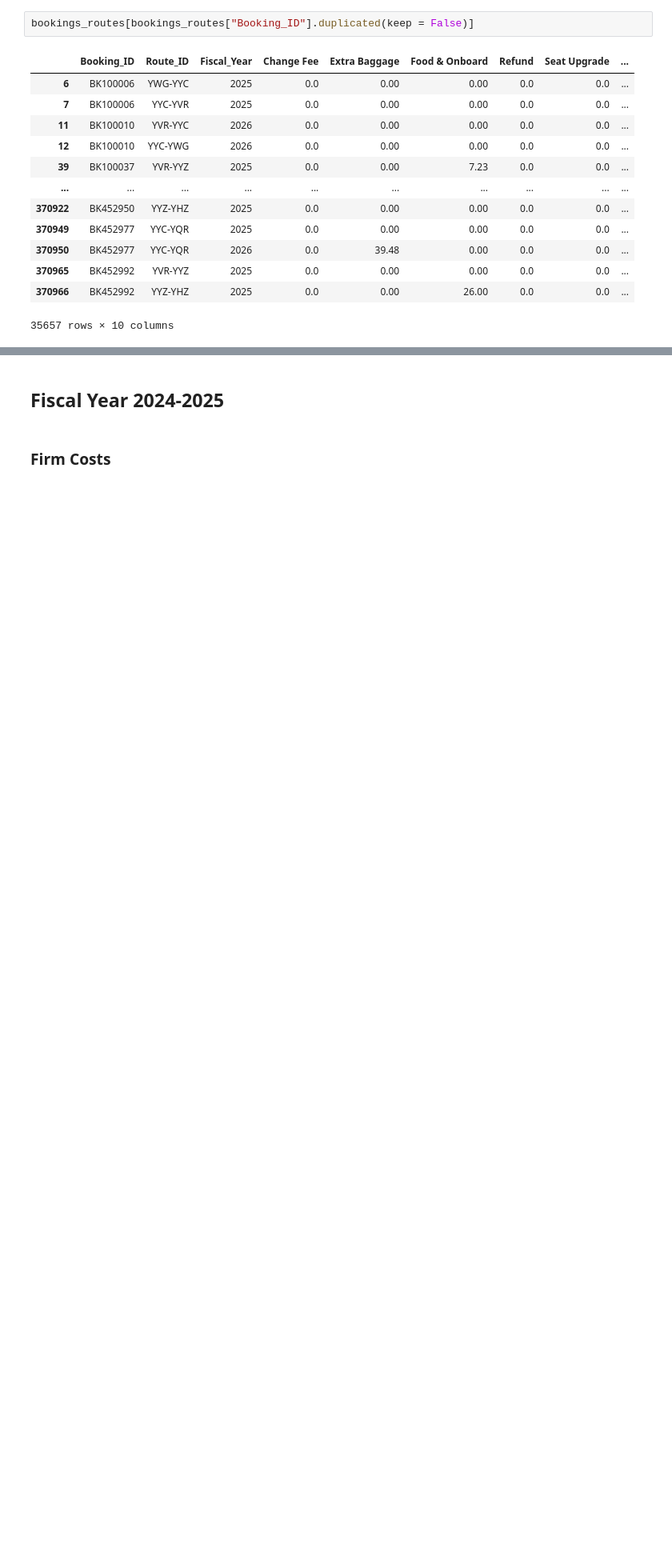
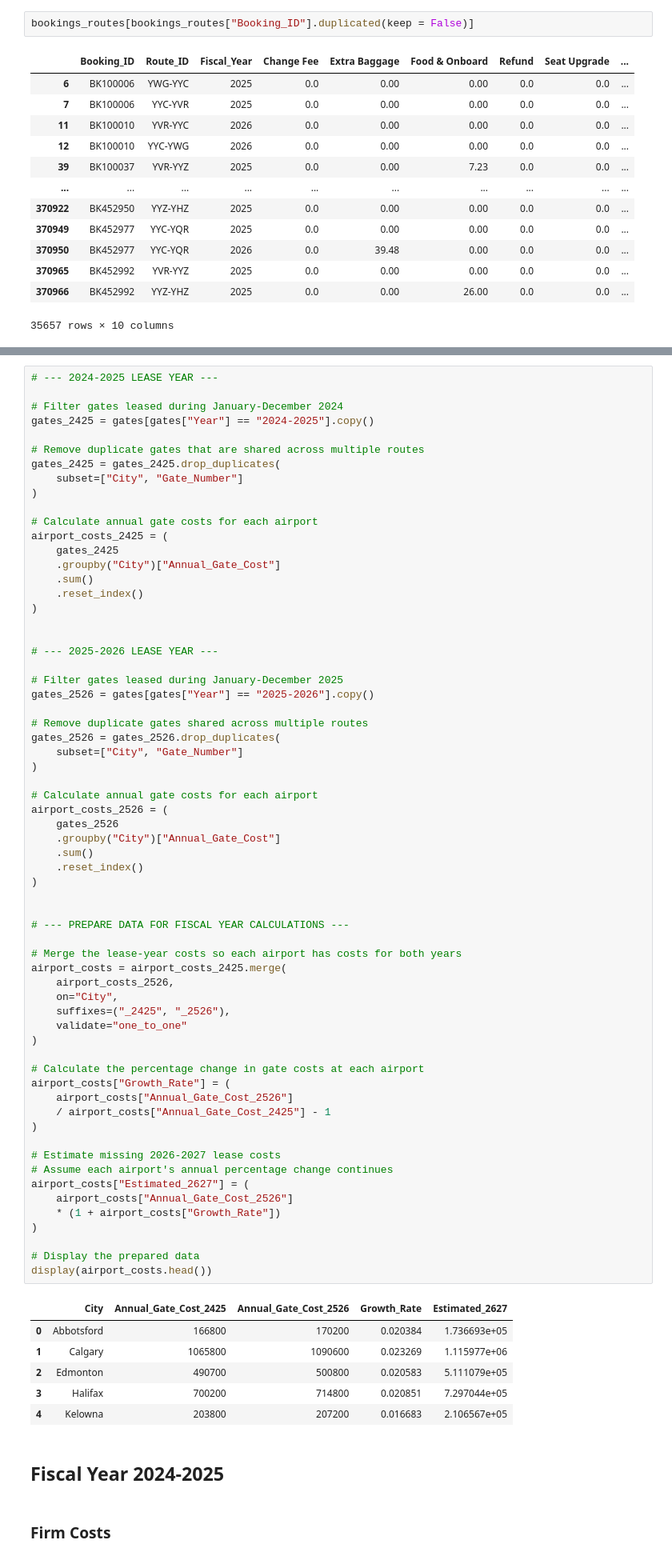
Before and after one commit to noahhynds/first-byte-2026, a Jupyter notebook: notebooks/02_financial_analysis.ipynb, the cells around one changed output, grey strips where cells are left out. Shown at 80% size. Drawn from its saved outputs; the diff is of its cells as text; blank space fills up the shorter version.

Commit message:
lease part

```diff
--- a/notebooks/02_financial_analysis.ipynb
+++ b/notebooks/02_financial_analysis.ipynb
@@ -65,3 +67,74 @@ bookings_routes[bookings_routes["Booking_ID"].duplicated(keep = False)]
+# %%
+# --- 2024-2025 LEASE YEAR ---
+
+# Filter gates leased during January-December 2024
+gates_2425 = gates[gates["Year"] == "2024-2025"].copy()
+
+# Remove duplicate gates that are shared across multiple routes
+gates_2425 = gates_2425.drop_duplicates(
+    subset=["City", "Gate_Number"]
+)
+
+# Calculate annual gate costs for each airport
+airport_costs_2425 = (
+    gates_2425
+    .groupby("City")["Annual_Gate_Cost"]
+    .sum()
+    .reset_index()
+)
+
+
+# --- 2025-2026 LEASE YEAR ---
+
+# Filter gates leased during January-December 2025
+gates_2526 = gates[gates["Year"] == "2025-2026"].copy()
+
+# Remove duplicate gates shared across multiple routes
+gates_2526 = gates_2526.drop_duplicates(
+    subset=["City", "Gate_Number"]
+)
+
+# Calculate annual gate costs for each airport
+airport_costs_2526 = (
+    gates_2526
+    .groupby("City")["Annual_Gate_Cost"]
+    .sum()
+    .reset_index()
+)
+
+
+# --- PREPARE DATA FOR FISCAL YEAR CALCULATIONS ---
+
+# Merge the lease-year costs so each airport has costs for both years
+airport_costs = airport_costs_2425.merge(
+    airport_costs_2526,
+    on="City",
+    suffixes=("_2425", "_2526"),
+    validate="one_to_one"
+)
+
+# Calculate the percentage change in gate costs at each airport
+airport_costs["Growth_Rate"] = (
+    airport_costs["Annual_Gate_Cost_2526"]
+    / airport_costs["Annual_Gate_Cost_2425"] - 1
+)
+
+# Estimate missing 2026-2027 lease costs
+# Assume each airport's annual percentage change continues
+airport_costs["Estimated_2627"] = (
+    airport_costs["Annual_Gate_Cost_2526"]
+    * (1 + airport_costs["Growth_Rate"])
+)
+
+# Display the prepared data
+display(airport_costs.head())
+# %% [output]
+|  | City | Annual_Gate_Cost_2425 | Annual_Gate_Cost_2526 | Growth_Rate | Estimated_2627 |
+| 0 | Abbotsford | 166800 | 170200 | 0.020384 | 1.736693e+05 |
+| 1 | Calgary | 1065800 | 1090600 | 0.023269 | 1.115977e+06 |
+| 2 | Edmonton | 490700 | 500800 | 0.020583 | 5.111079e+05 |
+| 3 | Halifax | 700200 | 714800 | 0.020851 | 7.297044e+05 |
+| 4 | Kelowna | 203800 | 207200 | 0.016683 | 2.106567e+05 |
 # %% [markdown]
 ## Fiscal Year 2024-2025
 # %% [markdown]
```
Also changed, not shown: parts of 5 cells of this notebook.
